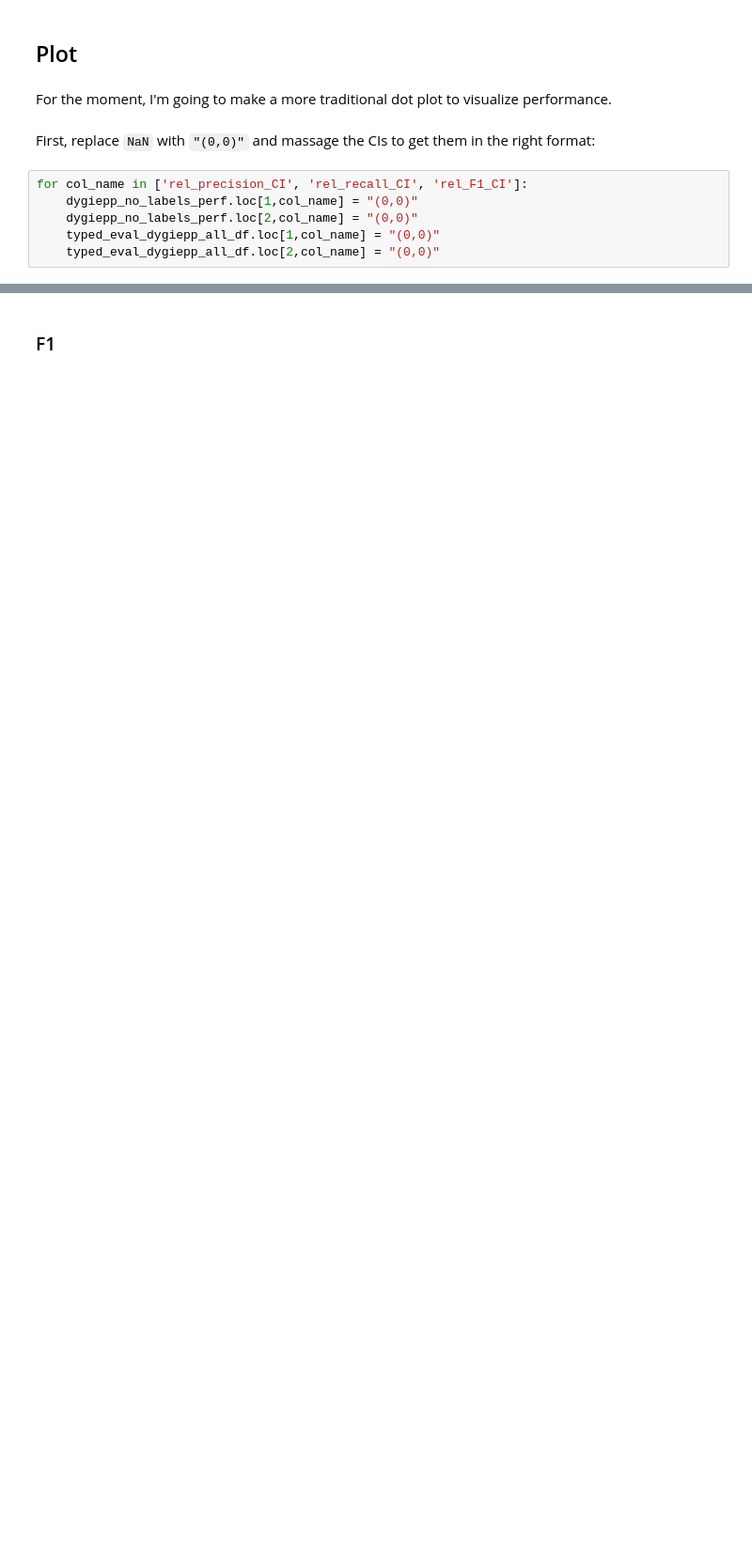
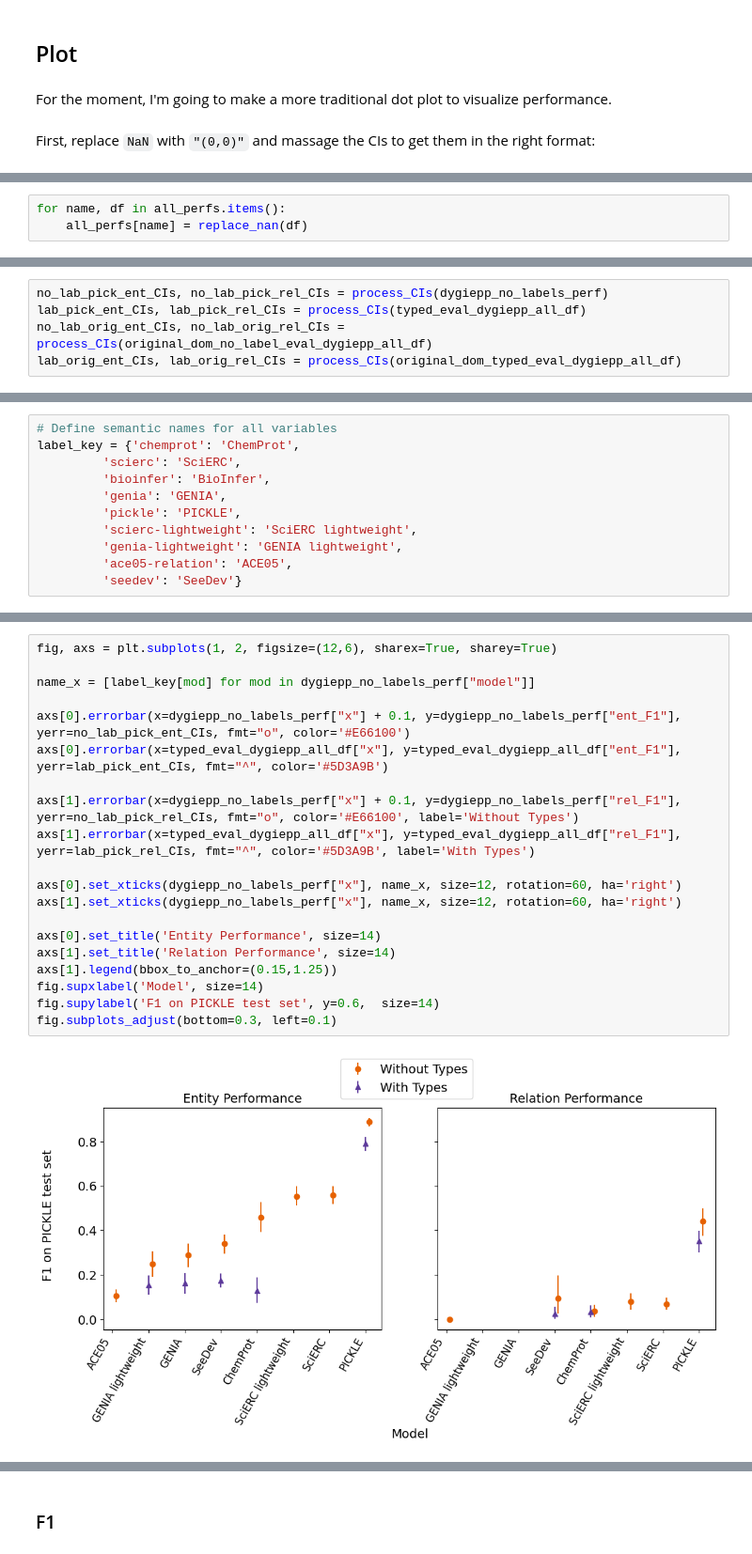
Before and after one commit to ShiuLab/pickle-corpus-code, a Jupyter notebook: jupyter_notebooks/model_performance_figures.ipynb, the cells around one changed output, grey strips where cells are left out. Shown at 94% size. Saved outputs shown, nothing was run; the diff lists cells and outputs as text; blank space fills up the shorter version.

```diff
--- a/jupyter_notebooks/model_performance_figures.ipynb
+++ b/jupyter_notebooks/model_performance_figures.ipynb
@@ -56,9 +153,3 @@ typed_eval_dygiepp_all_df
 For the moment, I'm going to make a more traditional dot plot to visualize performance.
 # %% [markdown]
 First, replace `NaN` with `"(0,0)"` and massage the CIs to get them in the right format:
-# %%
-for col_name in ['rel_precision_CI', 'rel_recall_CI', 'rel_F1_CI']:
-    dygiepp_no_labels_perf.loc[1,col_name] = "(0,0)"
-    dygiepp_no_labels_perf.loc[2,col_name] = "(0,0)"
-    typed_eval_dygiepp_all_df.loc[1,col_name] = "(0,0)"
-    typed_eval_dygiepp_all_df.loc[2,col_name] = "(0,0)"
@@ -245,0 +166,3 @@ Since we have different standard deviations on each axis (one for entity perform
+# %%
+for name, df in all_perfs.items():
+    all_perfs[name] = replace_nan(df)
@@ -245,0 +184,5 @@ Since we have different standard deviations on each axis (one for entity perform
+# %%
+no_lab_pick_ent_CIs, no_lab_pick_rel_CIs = process_CIs(dygiepp_no_labels_perf)
+lab_pick_ent_CIs, lab_pick_rel_CIs = process_CIs(typed_eval_dygiepp_all_df)
+no_lab_orig_ent_CIs, no_lab_orig_rel_CIs = process_CIs(original_dom_no_label_eval_dygiepp_all_df)
+lab_orig_ent_CIs, lab_orig_rel_CIs = process_CIs(original_dom_typed_eval_dygiepp_all_df)
@@ -245,0 +206,11 @@ Since we have different standard deviations on each axis (one for entity perform
+# %%
+# Define semantic names for all variables
+label_key = {'chemprot': 'ChemProt',
+         'scierc': 'SciERC',
+         'bioinfer': 'BioInfer',
+         'genia': 'GENIA',
+         'pickle': 'PICKLE',
+         'scierc-lightweight': 'SciERC lightweight',
+         'genia-lightweight': 'GENIA lightweight',
+         'ace05-relation': 'ACE05',
+         'seedev': 'SeeDev'}
@@ -245,0 +221,22 @@ Since we have different standard deviations on each axis (one for entity perform
+# %%
+fig, axs = plt.subplots(1, 2, figsize=(12,6), sharex=True, sharey=True)
+
+name_x = [label_key[mod] for mod in dygiepp_no_labels_perf["model"]]
+
+axs[0].errorbar(x=dygiepp_no_labels_perf["x"] + 0.1, y=dygiepp_no_labels_perf["ent_F1"], yerr=no_lab_pick_ent_CIs, fmt="o", color='#E66100')
+axs[0].errorbar(x=typed_eval_dygiepp_all_df["x"], y=typed_eval_dygiepp_all_df["ent_F1"], yerr=lab_pick_ent_CIs, fmt="^", color='#5D3A9B')
+
+axs[1].errorbar(x=dygiepp_no_labels_perf["x"] + 0.1, y=dygiepp_no_labels_perf["rel_F1"], yerr=no_lab_pick_rel_CIs, fmt="o", color='#E66100', label='Without Types')
+axs[1].errorbar(x=typed_eval_dygiepp_all_df["x"], y=typed_eval_dygiepp_all_df["rel_F1"], yerr=lab_pick_rel_CIs, fmt="^", color='#5D3A9B', label='With Types')
+
+axs[0].set_xticks(dygiepp_no_labels_perf["x"], name_x, size=12, rotation=60, ha='right')
+axs[1].set_xticks(dygiepp_no_labels_perf["x"], name_x, size=12, rotation=60, ha='right')
+
+axs[0].set_title('Entity Performance', size=14)
+axs[1].set_title('Relation Performance', size=14)
+axs[1].legend(bbox_to_anchor=(0.15,1.25))
+fig.supxlabel('Model', size=14)
+fig.supylabel('F1 on PICKLE test set', y=0.6,  size=14)
+fig.subplots_adjust(bottom=0.3, left=0.1)
+# %% [output]
+[figure, added]
```
Also changed, not shown: parts of 78 cells of this notebook.
